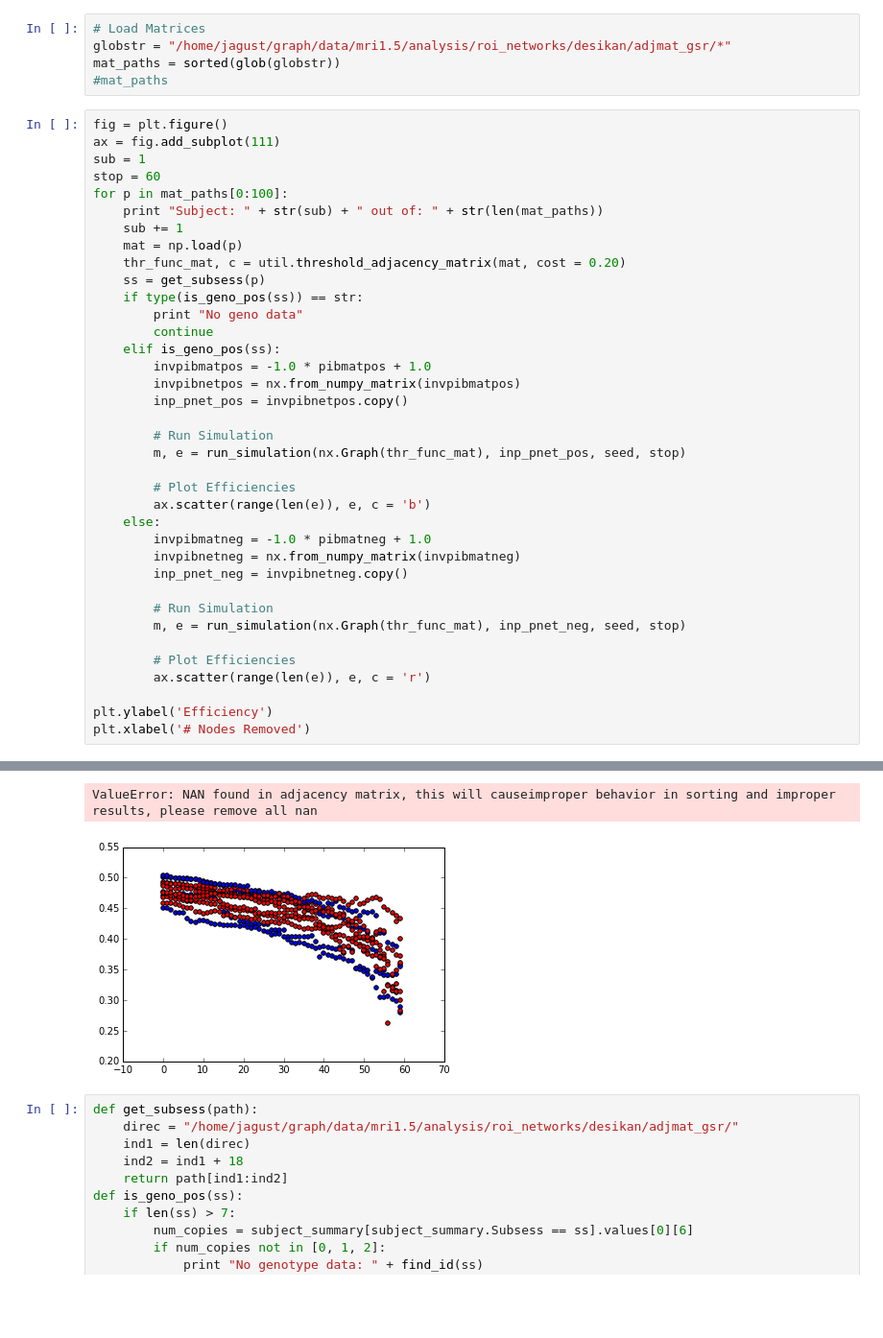
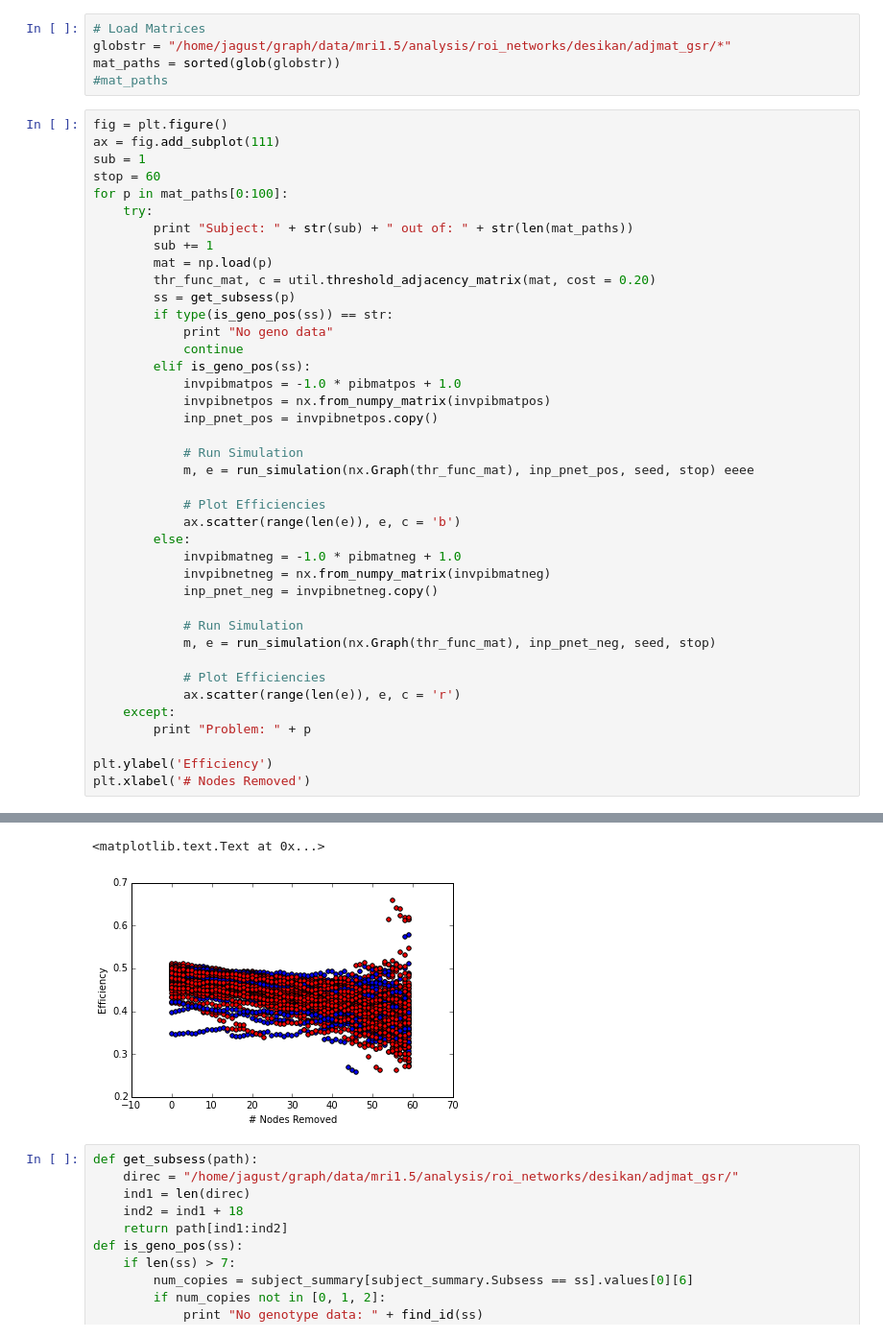
Before and after one commit to dinodigma/research, a Jupyter notebook: surf/lesion_simulation.ipynb, the cells around one changed output, grey strips where cells are left out. Shown at 96% size. Cells and saved outputs as stored; diff of their text form; blank space fills up the shorter version.

Commit message:
ran_first_hundred_simulations

```diff
--- a/surf/lesion_simulation.ipynb
+++ b/surf/lesion_simulation.ipynb
@@ -397,34 +397,37 @@ ax = fig.add_subplot(111)
 sub = 1
 stop = 60
 for p in mat_paths[0:100]:
-    print "Subject: " + str(sub) + " out of: " + str(len(mat_paths))
-    sub += 1
-    mat = np.load(p)
-    thr_func_mat, c = util.threshold_adjacency_matrix(mat, cost = 0.20)
-    ss = get_subsess(p)
-    if type(is_geno_pos(ss)) == str:
-        print "No geno data"
-        continue
-    elif is_geno_pos(ss):
-        invpibmatpos = -1.0 * pibmatpos + 1.0
-        invpibnetpos = nx.from_numpy_matrix(invpibmatpos)
-        inp_pnet_pos = invpibnetpos.copy()
+    try:
+        print "Subject: " + str(sub) + " out of: " + str(len(mat_paths))
+        sub += 1
+        mat = np.load(p)
+        thr_func_mat, c = util.threshold_adjacency_matrix(mat, cost = 0.20)
+        ss = get_subsess(p)
+        if type(is_geno_pos(ss)) == str:
+            print "No geno data"
+            continue
+        elif is_geno_pos(ss):
+            invpibmatpos = -1.0 * pibmatpos + 1.0
+            invpibnetpos = nx.from_numpy_matrix(invpibmatpos)
+            inp_pnet_pos = invpibnetpos.copy()
 
-        # Run Simulation
-        m, e = run_simulation(nx.Graph(thr_func_mat), inp_pnet_pos, seed, stop)
+            # Run Simulation
+            m, e = run_simulation(nx.Graph(thr_func_mat), inp_pnet_pos, seed, stop) eeee
 
-        # Plot Efficiencies
-        ax.scatter(range(len(e)), e, c = 'b')
-    else:
-        invpibmatneg = -1.0 * pibmatneg + 1.0
-        invpibnetneg = nx.from_numpy_matrix(invpibmatneg)
-        inp_pnet_neg = invpibnetneg.copy()
+            # Plot Efficiencies
+            ax.scatter(range(len(e)), e, c = 'b')
+        else:
+            invpibmatneg = -1.0 * pibmatneg + 1.0
+            invpibnetneg = nx.from_numpy_matrix(invpibmatneg)
+            inp_pnet_neg = invpibnetneg.copy()
 
-        # Run Simulation
-        m, e = run_simulation(nx.Graph(thr_func_mat), inp_pnet_neg, seed, stop)
+            # Run Simulation
+            m, e = run_simulation(nx.Graph(thr_func_mat), inp_pnet_neg, seed, stop)
 
-        # Plot Efficiencies
-        ax.scatter(range(len(e)), e, c = 'r')
+            # Plot Efficiencies
+            ax.scatter(range(len(e)), e, c = 'r')
+    except:
+        print "Problem: " + p
 
 plt.ylabel('Efficiency')
 plt.xlabel('# Nodes Removed')
@@ -444,5 +452,5 @@ Subject: 12 out of: 342
-ValueError: NAN found in adjacency matrix, this will causeimproper behavior in sorting and improper results, please remove all nan
+<matplotlib.text.Text at 0x...>
-[figure, old version]
+[figure, new version]
 # %%
 def get_subsess(path):
     direc = "/home/jagust/graph/data/mri1.5/analysis/roi_networks/desikan/adjmat_gsr/"
```
Also changed, not shown: parts of 1 cell of this notebook.
